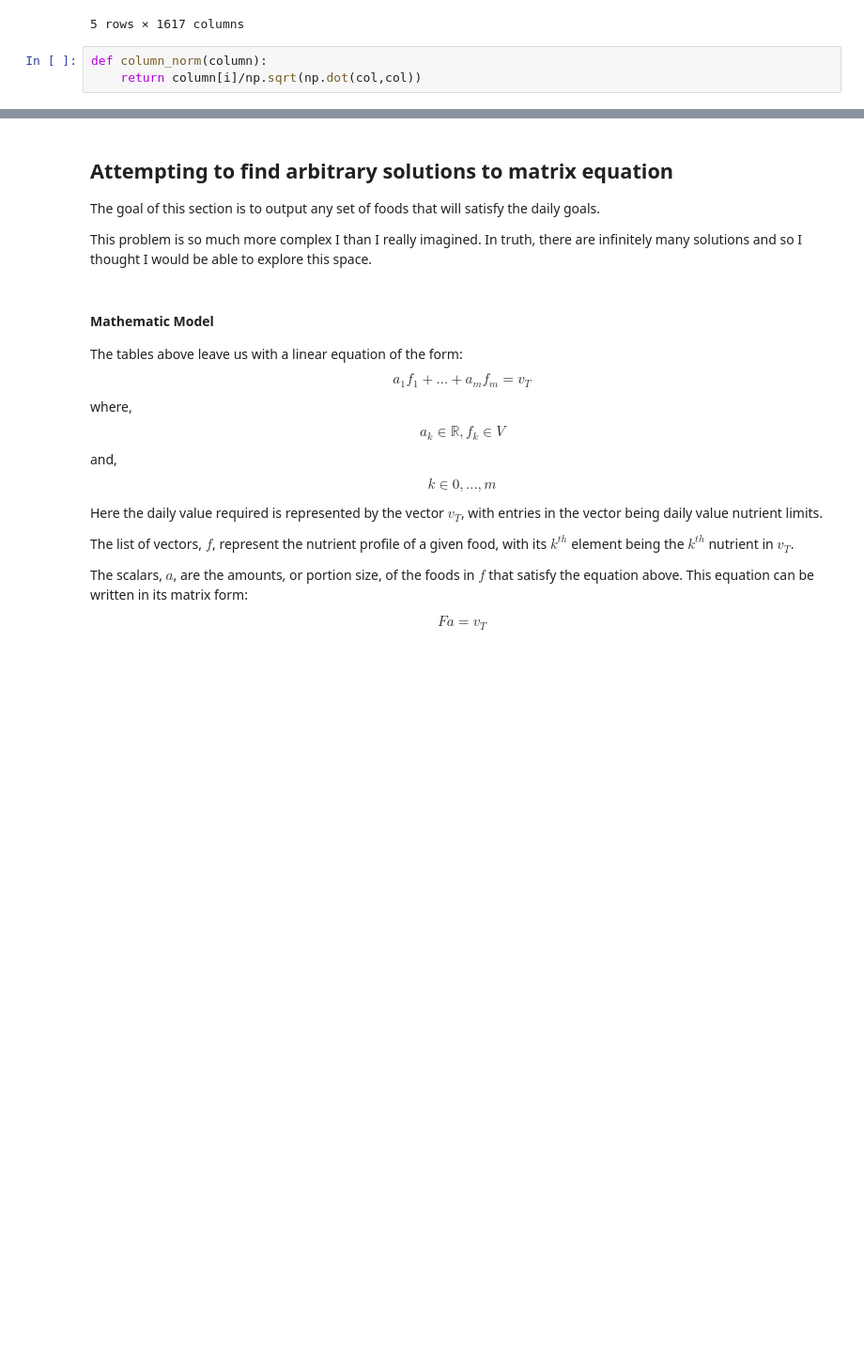
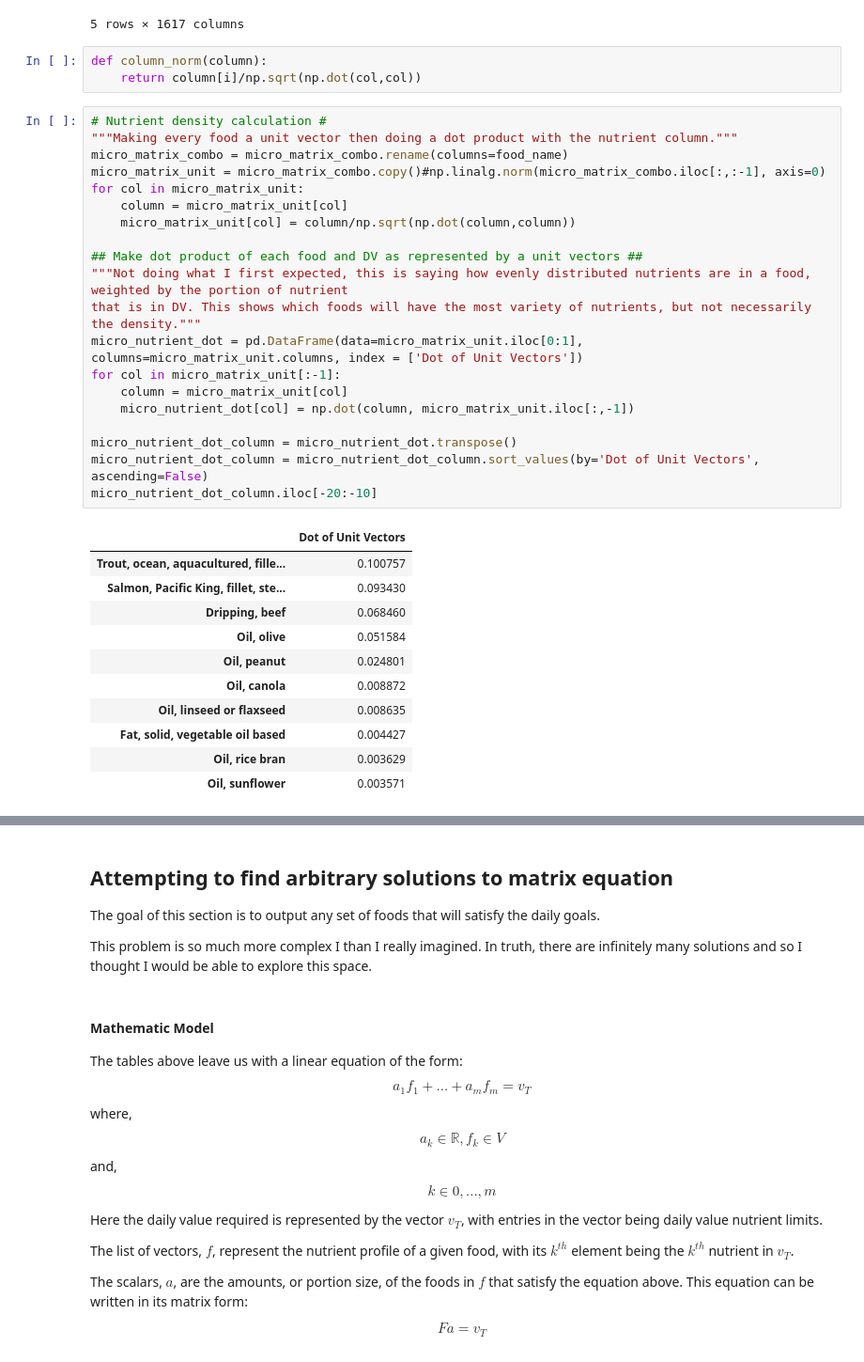
Before and after one commit to nathanteverett/portfolio, a Jupyter notebook: nutrition_calculator/nutrition_calculator_australia.ipynb, the cells around one changed output, grey strips where cells are left out. Shown at 94% size. Cells and saved outputs as stored; diff of their text form; blank space fills up the shorter version.

```diff
--- a/nutrition_calculator/nutrition_calculator_australia.ipynb
+++ b/nutrition_calculator/nutrition_calculator_australia.ipynb
@@ -500,3 +500,35 @@ micro_matrix_combo.head()
 # %%
 def column_norm(column):
     return column[i]/np.sqrt(np.dot(col,col))
+# %%
+# Nutrient density calculation #
+"""Making every food a unit vector then doing a dot product with the nutrient column."""
+micro_matrix_combo = micro_matrix_combo.rename(columns=food_name)
+micro_matrix_unit = micro_matrix_combo.copy()#np.linalg.norm(micro_matrix_combo.iloc[:,:-1], axis=0)
+for col in micro_matrix_unit:
+    column = micro_matrix_unit[col]
+    micro_matrix_unit[col] = column/np.sqrt(np.dot(column,column))
+
+## Make dot product of each food and DV as represented by a unit vectors ##
+"""Not doing what I first expected, this is saying how evenly distributed nutrients are in a food, weighted by the portion of nutrient
+that is in DV. This shows which foods will have the most variety of nutrients, but not necessarily the density."""
+micro_nutrient_dot = pd.DataFrame(data=micro_matrix_unit.iloc[0:1], columns=micro_matrix_unit.columns, index = ['Dot of Unit Vectors'])
+for col in micro_matrix_unit[:-1]:
+    column = micro_matrix_unit[col]
+    micro_nutrient_dot[col] = np.dot(column, micro_matrix_unit.iloc[:,-1])
+
+micro_nutrient_dot_column = micro_nutrient_dot.transpose()
+micro_nutrient_dot_column = micro_nutrient_dot_column.sort_values(by='Dot of Unit Vectors', ascending=False)
+micro_nutrient_dot_column.iloc[-20:-10]
+# %% [output]
+|  | Dot of Unit Vectors |
+| Trout, ocean, aquacultured, fille... | 0.100757 |
+| Salmon, Pacific King, fillet, ste... | 0.093430 |
+| Dripping, beef | 0.068460 |
+| Oil, olive | 0.051584 |
+| Oil, peanut | 0.024801 |
+| Oil, canola | 0.008872 |
+| Oil, linseed or flaxseed | 0.008635 |
+| Fat, solid, vegetable oil based | 0.004427 |
+| Oil, rice bran | 0.003629 |
+| Oil, sunflower | 0.003571 |
```
Also changed, not shown: parts of 13 cells of this notebook.
